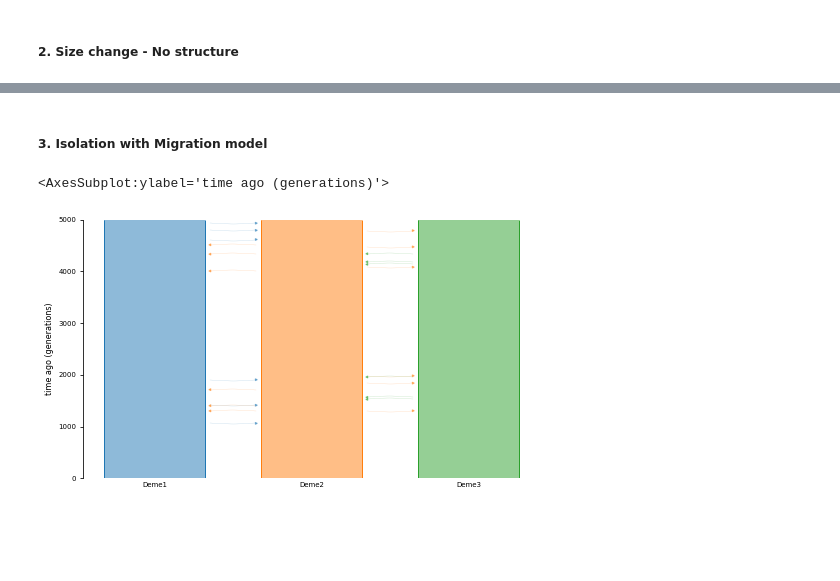
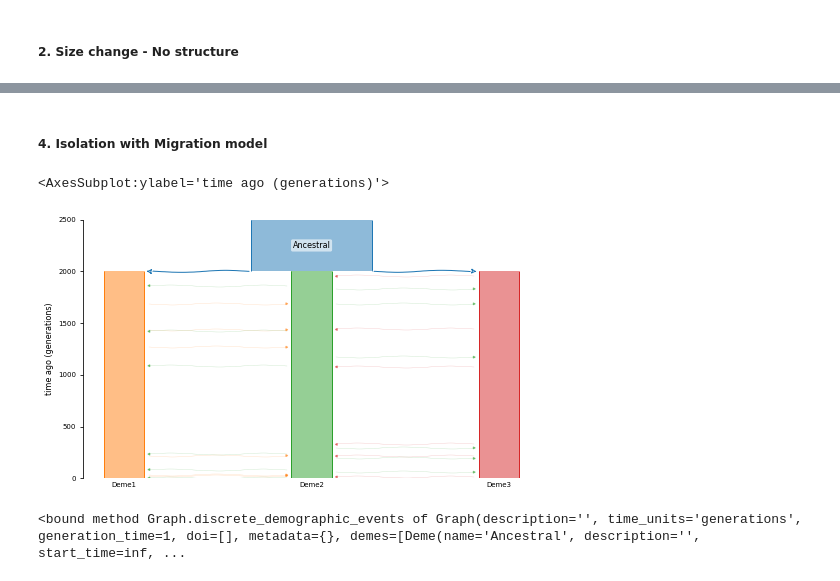
Before and after one commit to georgette-femerling/demography-simulations, a Jupyter notebook: scripts/Chiki_models.ipynb, the cells around one changed output, grey strips where cells are left out. Cells and saved outputs as stored; diff of their text form; code cells hidden in the pictures; blank space fills up the shorter version.

```diff
--- a/scripts/Chiki_models.ipynb
+++ b/scripts/Chiki_models.ipynb
@@ -153,22 +168,30 @@ plot_comparison(sc_sliced_LD['Deme'][-1],sc_sc_sliced_LD['Deme'][-1])
 # %% [markdown]
-##### 3. Isolation with Migration model
+##### 4. Isolation with Migration model
 # %%
 migration_rate1=1e-4
 migration_rate2=1e-2
 
 m = demes.Builder(time_units="generations")
-m.add_deme("Deme1",epochs=[dict(start_size=N/3)])
-m.add_deme("Deme2",epochs=[dict(start_size=N/3)])
-m.add_deme("Deme3",epochs=[dict(start_size=N/3)])
-m.add_migration(demes = ["Deme1","Deme2"], rate = migration_rate1, end_time=time_period*2)
-m.add_migration(demes = ["Deme3","Deme2"], rate = migration_rate1, end_time=time_period*2)
 
-m.add_migration(demes = ["Deme1","Deme2"], rate = migration_rate1, start_time=time_period, end_time=time_period/2)
-m.add_migration(demes = ["Deme3","Deme2"], rate = migration_rate2, start_time=time_period ,end_time=time_period/2)
+#  Add first Ancestor
+m.add_deme("Ancestral",epochs=[dict(start_size=N, end_time=time_period)])
+
+m.add_deme("Deme1",ancestors=["Ancestral"],epochs=[dict(start_size=N/3)])
+m.add_deme("Deme2",ancestors=["Ancestral"],epochs=[dict(start_size=N/3)])
+m.add_deme("Deme3",ancestors=["Ancestral"],epochs=[dict(start_size=N/3)])
+m.add_migration(demes = ["Deme1","Deme2"], rate = migration_rate1, end_time=time_period/2)
+m.add_migration(demes = ["Deme3","Deme2"], rate = migration_rate1, end_time=time_period/2)
+
+m.add_migration(demes = ["Deme1","Deme2"], rate = migration_rate1, start_time=time_period/6, end_time=1)
+m.add_migration(demes = ["Deme3","Deme2"], rate = migration_rate2, start_time=time_period/6 ,end_time=1)
 
 IM = m.resolve()
 demesdraw.tubes(IM, log_time=False, num_lines_per_migration=3)
 # %% [output]
 <AxesSubplot:ylabel='time ago (generations)'>
-[figure, old version]
+[figure, new version]
+# %%
+IM.discrete_demographic_events
+# %% [output]
+<bound method Graph.discrete_demographic_events of Graph(description='', time_units='generations', generation_time=1, doi=[], metadata={}, demes=[Deme(name='Ancestral', description='', start_time=inf, ...
 # %%
```
Also changed, not shown: parts of 18 cells of this notebook.
